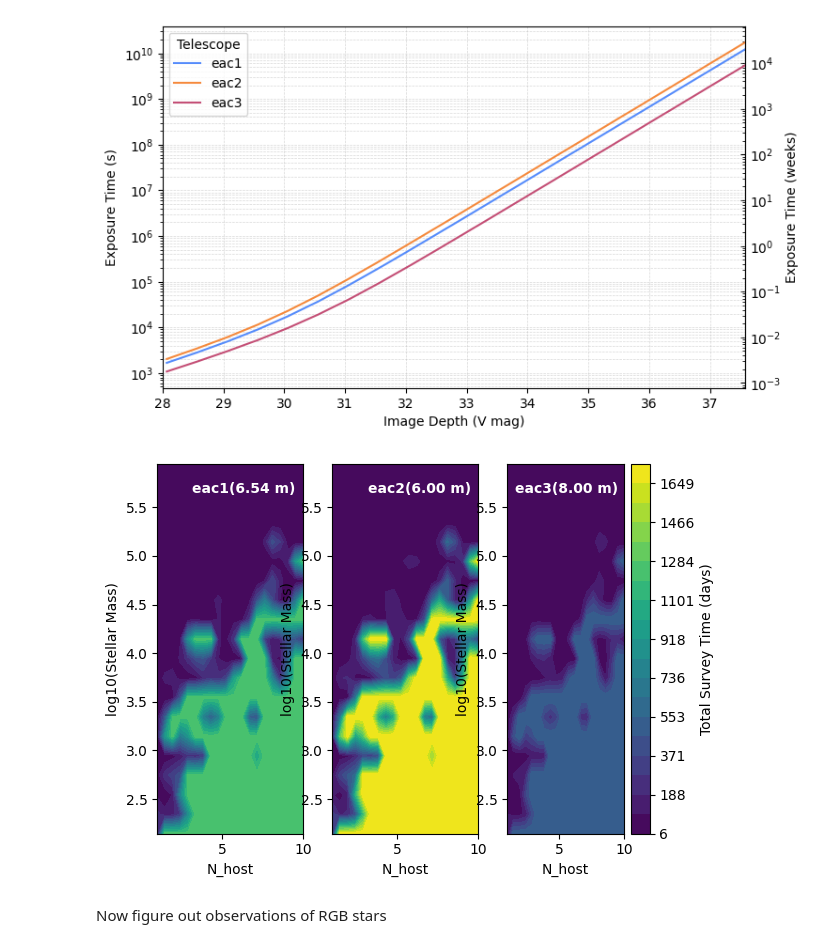
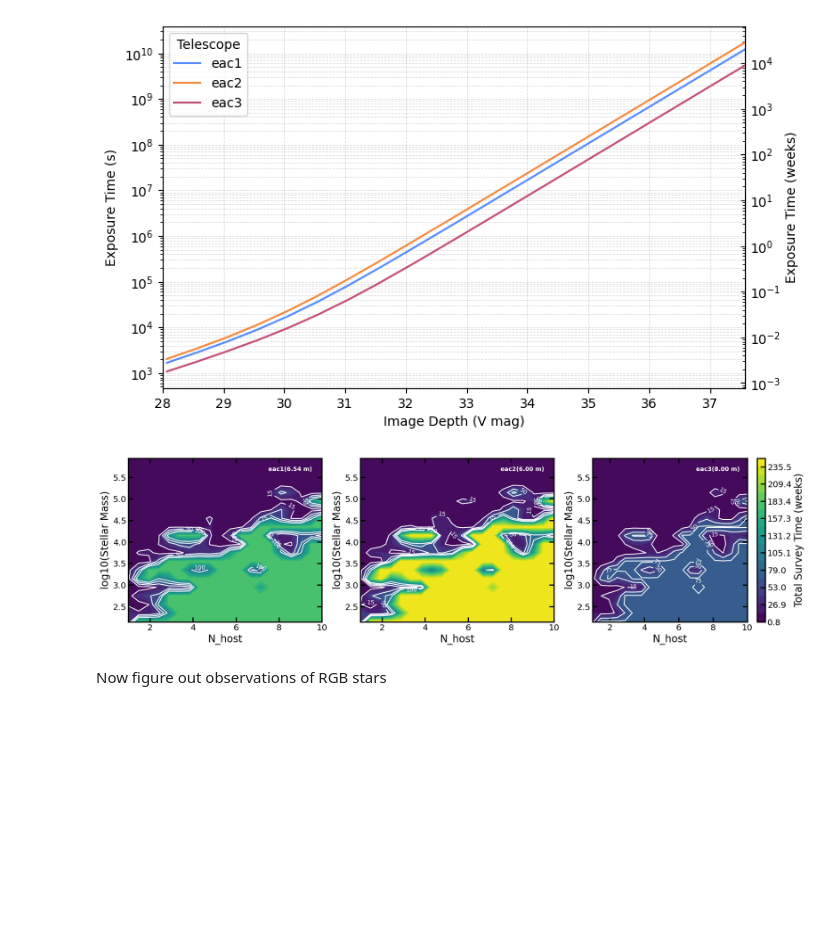
Before and after one commit to spacetelescope/hwo_disra_notebooks, a Jupyter notebook: dark_matter_dwarf_galaxy/DISRA_dwarf_galaxy.ipynb, the cells around one changed output. Cells and saved outputs as stored; diff of their text form; code cells hidden in the pictures; blank space fills up the shorter version.

Commit message:
Contour time plots.

```diff
--- a/dark_matter_dwarf_galaxy/DISRA_dwarf_galaxy.ipynb
+++ b/dark_matter_dwarf_galaxy/DISRA_dwarf_galaxy.ipynb
@@ -420,15 +420,17 @@ timeinator = api.timeinator(yieldinator=mass_limit_yield,
 evaluations = api.evaluate(timeinator, steps = 20, register = True)
 # %%
 def time_transform(time, yield_result):
-    return time / (24.0 * 60 * 60)
+    return time / (24.0 * 60 * 60 * 7)
 
 api.eac_panels(evaluations, 'N_host', 'log_Mstar', 'time',
                transforms={'time': time_transform},
-               axis_labels={'time': "Total Survey Time (days)",
+               axis_labels={'time': "Total Survey Time (weeks)",
                             'N_host': 'N_host',
-                            'log_Mstar': 'log10(Stellar Mass)'})
+                            'log_Mstar': 'log10(Stellar Mass)'},
+               contour_levels=[15, 50, 75, 100],
+               figsize=(20, 5))
 # %% [output]
-[figure, old version]
+[figure, new version]
 # %% [markdown]
 Now figure out observations of RGB stars
 # %%
```
